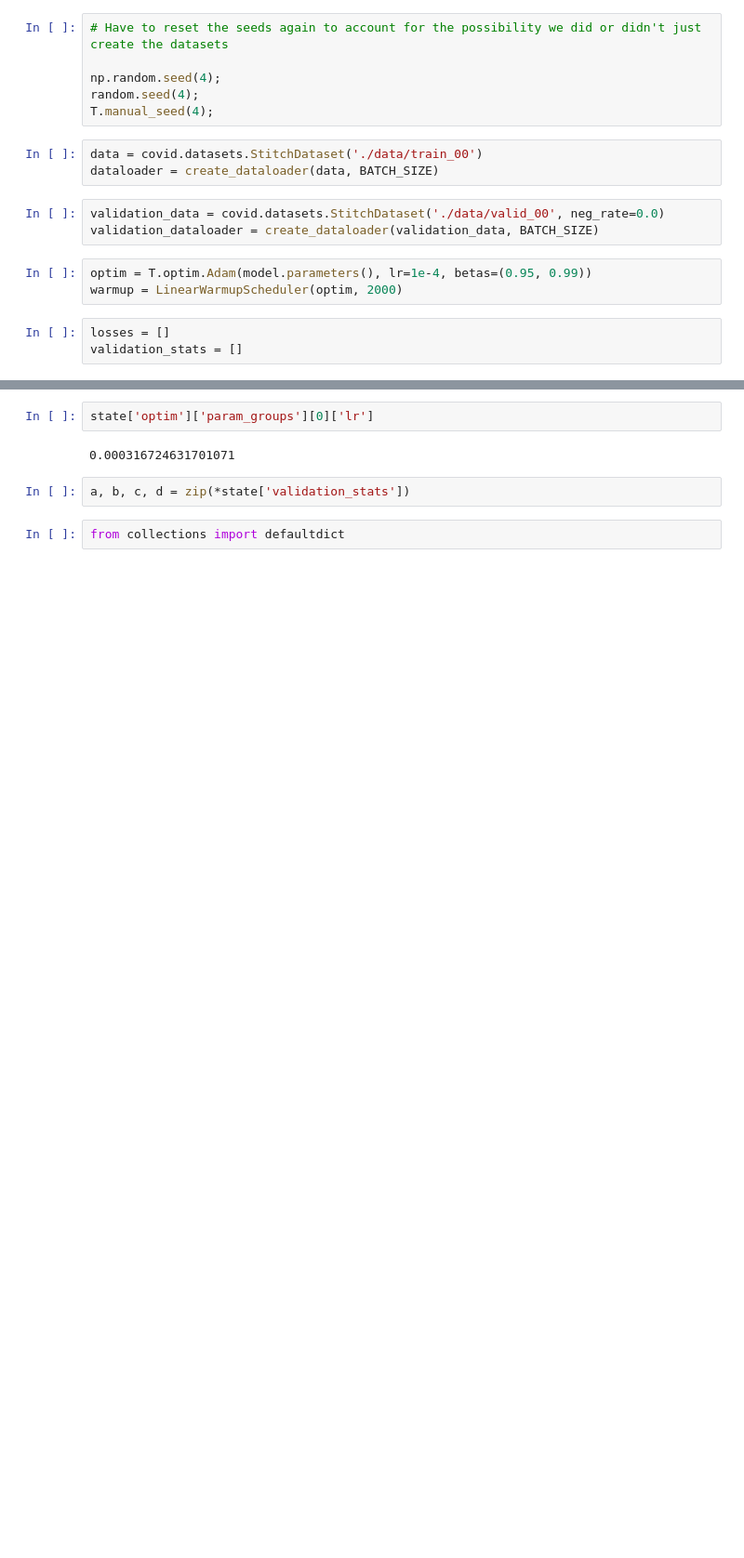
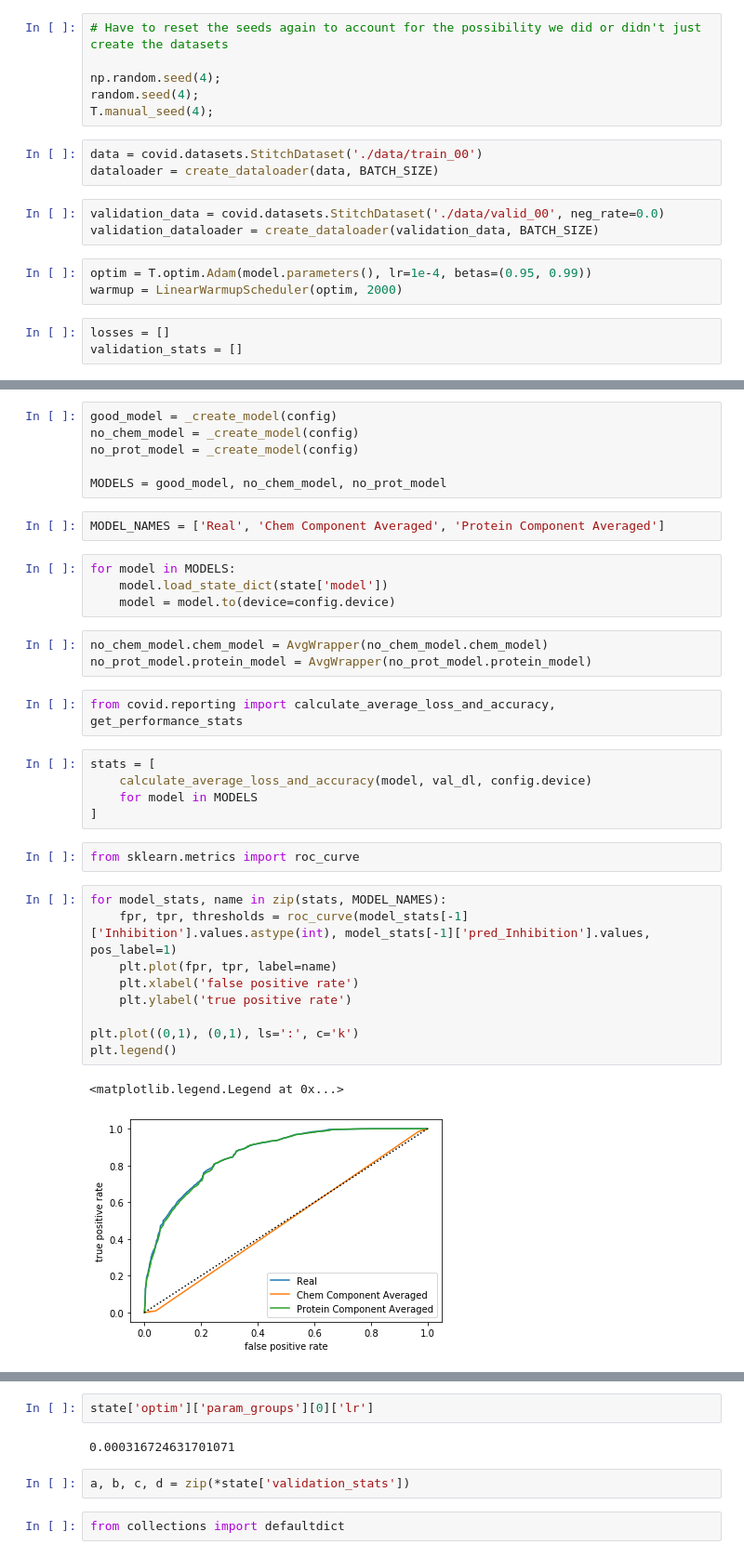
Before and after one commit to BryceEakin/COVID, a Jupyter notebook: Model Prototyping.ipynb, the cells around one changed output, grey strips where cells are left out. Shown at 93% size. Drawn from its saved outputs; the diff is of its cells as text; blank space fills up the shorter version.

```diff
--- a/Model Prototyping.ipynb
+++ b/Model Prototyping.ipynb
@@ -907,0 +1084,36 @@ with gzip.open('./training_state/hyperopt_8e8686b1f1bf__state.pkl.gz', 'rb') as
+# %%
+good_model = _create_model(config)
+no_chem_model = _create_model(config)
+no_prot_model = _create_model(config)
+
+MODELS = good_model, no_chem_model, no_prot_model
+# %%
+MODEL_NAMES = ['Real', 'Chem Component Averaged', 'Protein Component Averaged']
+# %%
+for model in MODELS:
+    model.load_state_dict(state['model'])
+    model = model.to(device=config.device)
+# %%
+no_chem_model.chem_model = AvgWrapper(no_chem_model.chem_model)
+no_prot_model.protein_model = AvgWrapper(no_prot_model.protein_model)
+# %%
+from covid.reporting import calculate_average_loss_and_accuracy, get_performance_stats
+# %%
+stats = [
+    calculate_average_loss_and_accuracy(model, val_dl, config.device)
+    for model in MODELS
+]
+# %%
+from sklearn.metrics import roc_curve
+# %%
+for model_stats, name in zip(stats, MODEL_NAMES):
+    fpr, tpr, thresholds = roc_curve(model_stats[-1]['Inhibition'].values.astype(int), model_stats[-1]['pred_Inhibition'].values, pos_label=1)
+    plt.plot(fpr, tpr, label=name)
+    plt.xlabel('false positive rate')
+    plt.ylabel('true positive rate')
+
+plt.plot((0,1), (0,1), ls=':', c='k')
+plt.legend()
+# %% [output]
+<matplotlib.legend.Legend at 0x...>
+[figure, added]
```
Also changed, not shown: parts of 34 cells of this notebook, 5 other files.
